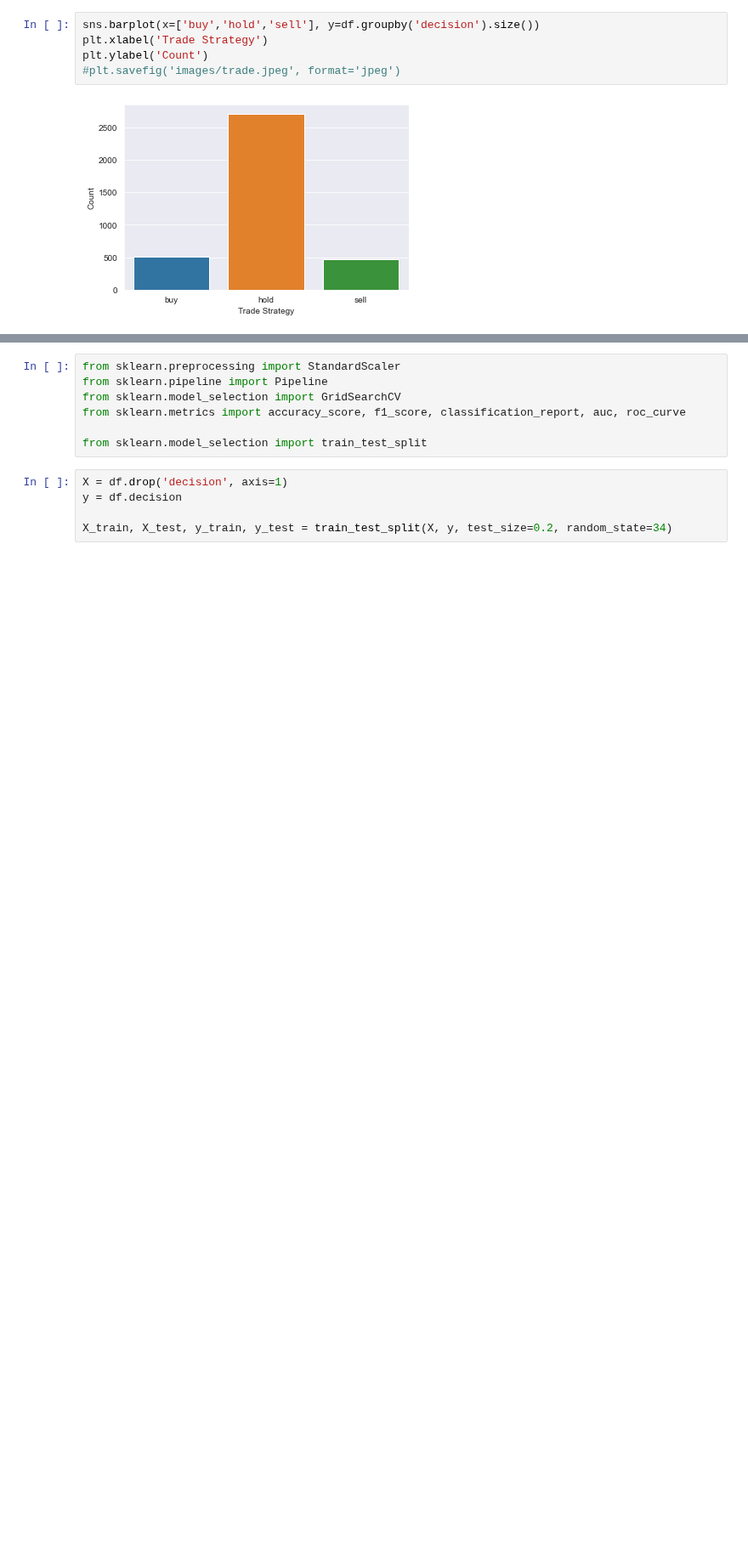
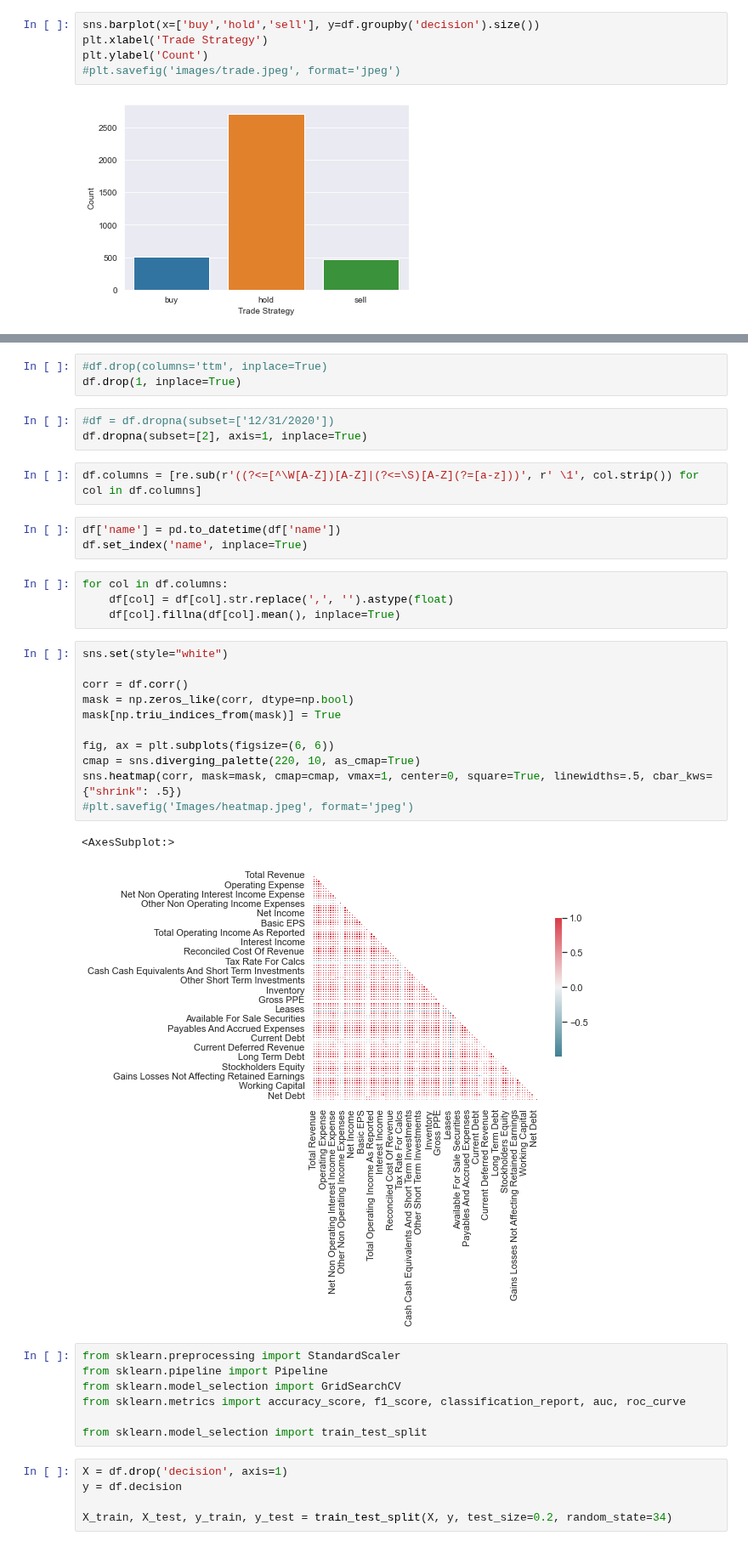
Before and after one commit to ghcn345/Stock-Market-Prediction, a Jupyter notebook: stock_market.ipynb, the cells around one changed output, grey strips where cells are left out. Shown at 85% size. Saved outputs shown, nothing was run; the diff lists cells and outputs as text; blank space fills up the shorter version.

Commit message:
corr

```diff
--- a/stock_market.ipynb
+++ b/stock_market.ipynb
@@ -250,3 +259,32 @@ plt.ylabel('Count')
+# %%
+#df.drop(columns='ttm', inplace=True)
+df.drop(1, inplace=True)
+# %%
+#df = df.dropna(subset=['12/31/2020'])
+df.dropna(subset=[2], axis=1, inplace=True)
+# %%
+df.columns = [re.sub(r'((?<=[^\W[A-Z])[A-Z]|(?<=\S)[A-Z](?=[a-z]))', r' \1', col.strip()) for col in df.columns]
+# %%
+df['name'] = pd.to_datetime(df['name'])
+df.set_index('name', inplace=True)
+# %%
+for col in df.columns:
+    df[col] = df[col].str.replace(',', '').astype(float)
+    df[col].fillna(df[col].mean(), inplace=True)
+# %%
+sns.set(style="white")
+
+corr = df.corr()
+mask = np.zeros_like(corr, dtype=np.bool)
+mask[np.triu_indices_from(mask)] = True
+
+fig, ax = plt.subplots(figsize=(6, 6))
+cmap = sns.diverging_palette(220, 10, as_cmap=True)
+sns.heatmap(corr, mask=mask, cmap=cmap, vmax=1, center=0, square=True, linewidths=.5, cbar_kws={"shrink": .5})
+#plt.savefig('Images/heatmap.jpeg', format='jpeg')
+# %% [output]
+<AxesSubplot:>
+[figure, added]
 # %%
 from sklearn.preprocessing import StandardScaler
 from sklearn.pipeline import Pipeline
```
Also changed, not shown: parts of 4 cells of this notebook.
